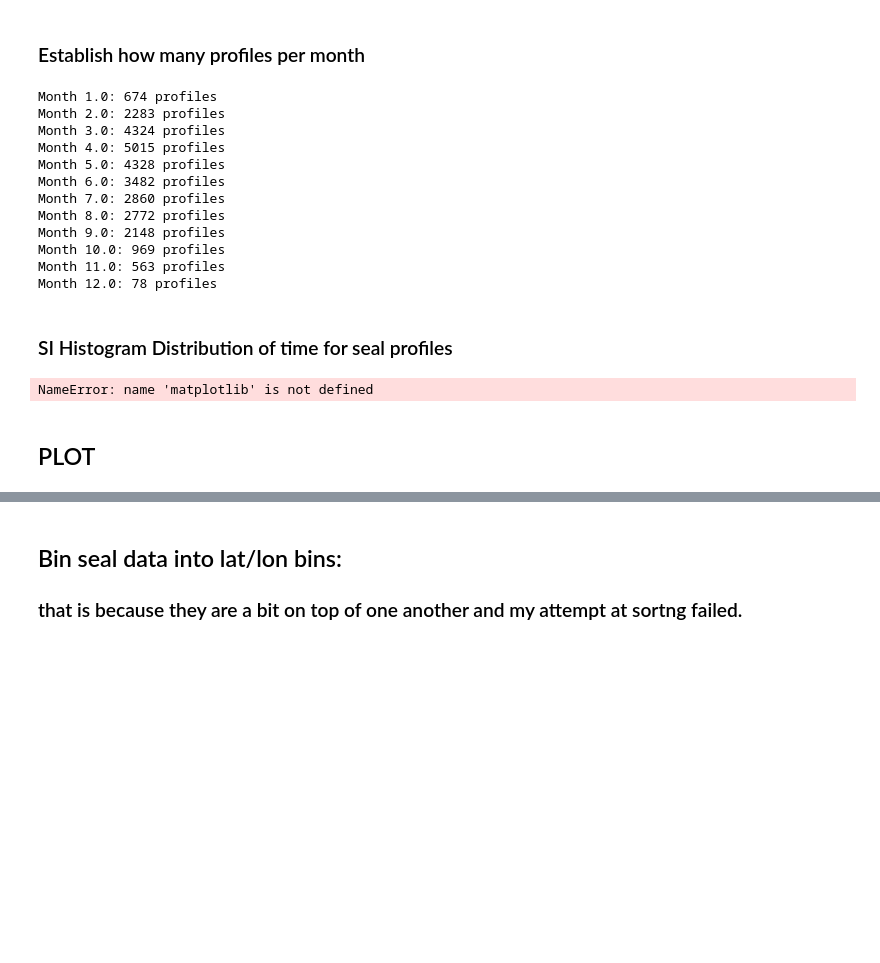
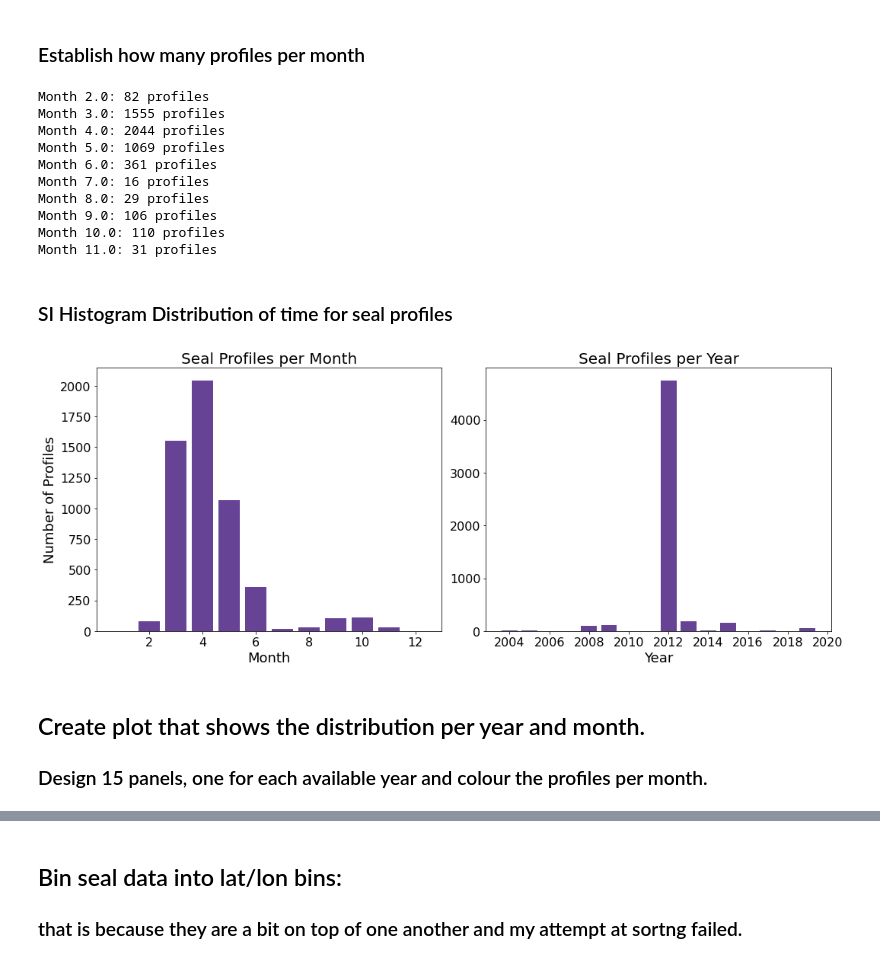
Before and after one commit to ribeiron/ScriptsChapter3, a Jupyter notebook: Fig2a-b.ipynb, the cells around one changed output, grey strips where cells are left out. Cells and saved outputs as stored; diff of their text form; code cells hidden in the pictures; blank space fills up the shorter version.

Commit message:
changed the histogram to restrain the domain included

```diff
--- a/Fig2a-b.ipynb
+++ b/Fig2a-b.ipynb
@@ -410,77 +451,69 @@ Year 2019.0: 5011 profiles
 ### Establish how many profiles per month
 # %%
 # Get unique years from the year_obs array
-unique_mths = np.unique(profile_data['month_obs'])
+unique_mths = np.unique(profile_data_copy['month_obs'])
 
 # Count the occurrences of each unique year
-profiles_per_mth = {month: np.count_nonzero(profile_data['month_obs'] == month) for month in unique_mths}
+profiles_per_mth = {month: np.count_nonzero(profile_data_copy['month_obs'] == month) for month in unique_mths}
 
 # Print the counts of profiles per year
 for month, count in profiles_per_mth.items():
     print(f"Month {month}: {count} profiles")
 # %% [output]
-Month 1.0: 674 profiles
-Month 2.0: 2283 profiles
-Month 3.0: 4324 profiles
-Month 4.0: 5015 profiles
-Month 5.0: 4328 profiles
-Month 6.0: 3482 profiles
-Month 7.0: 2860 profiles
-Month 8.0: 2772 profiles
-Month 9.0: 2148 profiles
-Month 10.0: 969 profiles
-Month 11.0: 563 profiles
-Month 12.0: 78 profiles
+Month 2.0: 82 profiles
+Month 3.0: 1555 profiles
+Month 4.0: 2044 profiles
+Month 5.0: 1069 profiles
+Month 6.0: 361 profiles
+Month 7.0: 16 profiles
+Month 8.0: 29 profiles
+Month 9.0: 106 profiles
+Month 10.0: 110 profiles
+Month 11.0: 31 profiles
 # %% [markdown]
 ### SI Histogram Distribution of time for seal profiles
 # %%
-matplotlib.use('Agg')  # Use the 'Agg' backend for saving figures
-import cmocean.cm as cm
-import time
+%matplotlib inline
 
-plt.clf()
-# Data
-months = list(range(1, 13))
-profiles_per_month = [674, 2283, 4324, 5015, 4328, 3482, 2860, 2772, 2148, 969, 563, 78]
+# Data for profiles per month and year
+months = [1, 2, 3, 4, 5, 6, 7, 8, 9, 10, 11, 12]
+profiles_per_month = [0, 82, 1555, 2044, 1069, 361, 16, 29, 106, 110, 31, 0]
 
-years = [2004, 2005, 2007, 2008, 2009, 2010, 2011, 2012, 2013, 2014, 2015, 2016, 2017, 2018, 2019]
-profiles_per_year = [937, 185, 524, 1167, 190, 122, 321, 12249, 2462, 2142, 1574, 666, 717, 1229, 5011]
+years = [2004, 2005, 2008, 2009, 2012, 2013, 2014, 2015, 2017, 2018, 2019]
+profiles_per_year = [15, 13, 94, 117, 4747, 183, 9, 158, 5, 2, 60]
 
 # Create subplots
 fig, axs = plt.subplots(1, 2, figsize=(15, 6))
 
 # Plot profiles per month
 axs[0].bar(months, profiles_per_month, color=cm.thermal(0.3))
 axs[0].set_title('Seal Profiles per Month', fontsize=20)
 axs[0].set_xlabel('Month', fontsize=18)
 axs[0].set_ylabel('Number of Profiles', fontsize=18)
 axs[0].tick_params(axis='both', which='major', labelsize=16)
 
 # Plot profiles per year
 axs[1].bar(years, profiles_per_year, color=cm.thermal(0.3))
 axs[1].set_title('Seal Profiles per Year', fontsize=20)
 axs[1].set_xlabel('Year', fontsize=18)
 axs[1].set_ylabel('Number of Profiles', fontsize=18)
 axs[1].tick_params(axis='both', which='major', labelsize=16)
 
 # Remove ylabel for subplot 2
 axs[1].set_ylabel('')
 
 # Adjust layout
 plt.tight_layout()
 
-# Add a delay before saving the figure
-time.sleep(1)
+# Save the plot
+figdir = '/g/data/v45/ns3783/ScriptsChapter3/Figures/'
+filestr = figdir + 'SI_histogram_seal_distribution.png'
+plt.savefig(filestr, dpi=600, bbox_inches='tight')
 
 # Show the plot
 plt.show()
-
-
-fig.tight_layout()
-figdir = '/g/data/v45/ns3783/ScriptsChapter3/Figures/'
-filestr = figdir+'SI_histogram_seal_distribution.png'
-plt.savefig(filestr,dpi=600,bbox_inches='tight')
 # %% [output]
-NameError: name 'matplotlib' is not defined
+[figure, added]
 # %% [markdown]
-## PLOT
+## Create plot that shows the distribution per year and month.
+### Design 15 panels, one for each available year and colour the profiles per month.
```
Also changed, not shown: parts of 16 cells of this notebook, 1 other file.
